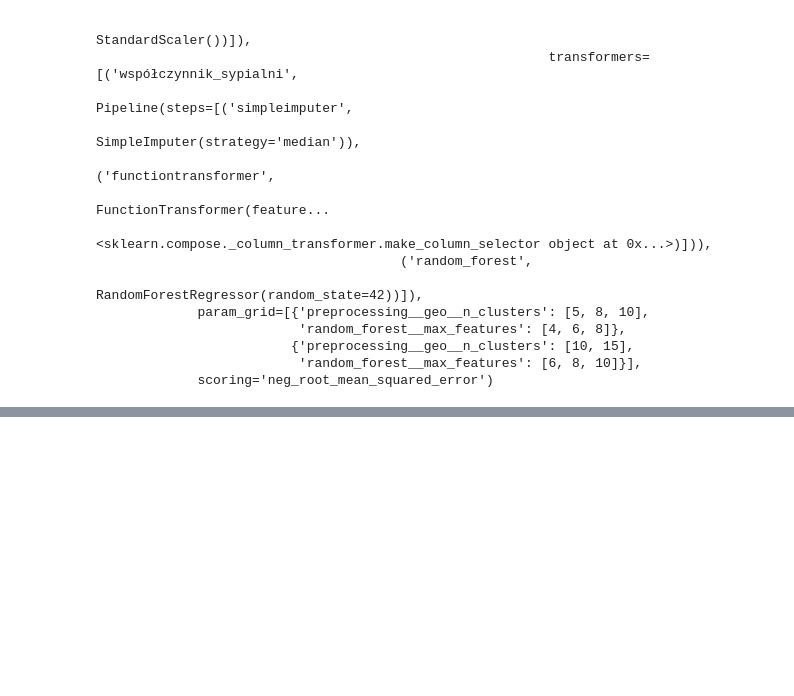
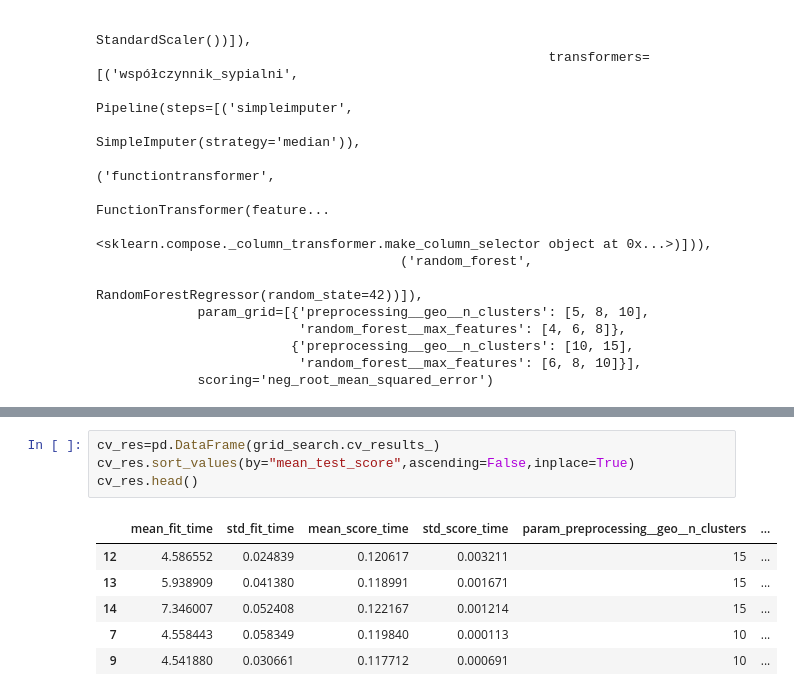
Before and after one commit to chorna111/WUM, a Jupyter notebook: notebooks/02_pierwszy_projekt_uczenia_maszynowego.ipynb, the cells around one changed output, grey strips where cells are left out. Cells and saved outputs as stored; diff of their text form; blank space fills up the shorter version.

```diff
--- a/notebooks/02_pierwszy_projekt_uczenia_maszynowego.ipynb
+++ b/notebooks/02_pierwszy_projekt_uczenia_maszynowego.ipynb
@@ -1130,0 +1159,11 @@ GridSearchCV(cv=3,
+# %%
+cv_res=pd.DataFrame(grid_search.cv_results_)
+cv_res.sort_values(by="mean_test_score",ascending=False,inplace=True)
+cv_res.head()
+# %% [output]
+|  | mean_fit_time | std_fit_time | mean_score_time | std_score_time | param_preprocessing__geo__n_clusters | ... |
+| 12 | 4.586552 | 0.024839 | 0.120617 | 0.003211 | 15 | ... |
+| 13 | 5.938909 | 0.041380 | 0.118991 | 0.001671 | 15 | ... |
+| 14 | 7.346007 | 0.052408 | 0.122167 | 0.001214 | 15 | ... |
+| 7 | 4.558443 | 0.058349 | 0.119840 | 0.000113 | 10 | ... |
+| 9 | 4.541880 | 0.030661 | 0.117712 | 0.000691 | 10 | ... |
```
Also changed, not shown: parts of 13 cells of this notebook.
